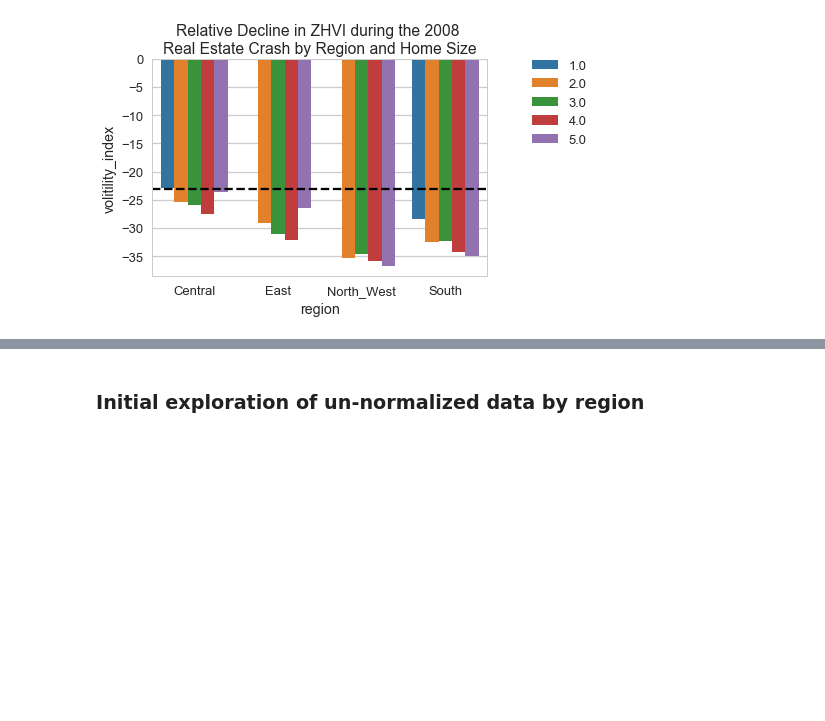
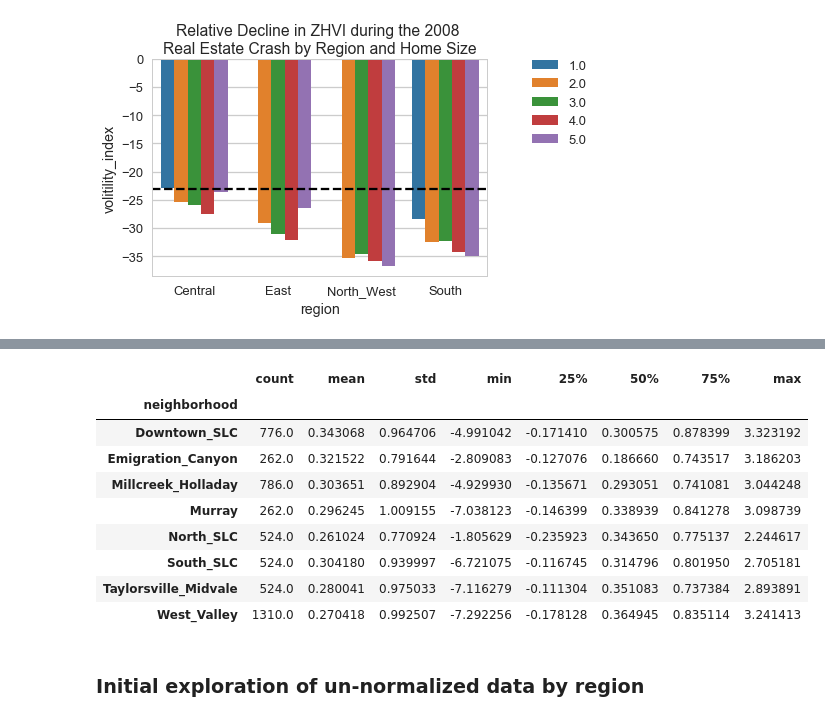
Before and after one commit to katherinechandler/Zillow_Analysis_Salt_Lake_City, a Jupyter notebook: zillow_analysis_notebooks/Zillow_SLC_Historical_Data.ipynb, the cells around one changed output, grey strips where cells are left out. Cells and saved outputs as stored; diff of their text form; code cells hidden in the pictures; blank space fills up the shorter version.

```diff
--- a/zillow_analysis_notebooks/Zillow_SLC_Historical_Data.ipynb
+++ b/zillow_analysis_notebooks/Zillow_SLC_Historical_Data.ipynb
@@ -440,3 +440,22 @@ plt.axhline(y=-23, color='black', linestyle='--')
 plt.show()
 # %% [output]
 [figure]
+# %%
+# calculating month-month change as an absolute value and percent change
+
+# make dict of all combinations of zip code/bedrooms
+zipcode_list = list(listings_historical_slc_long['postal_code'].unique())
+bed_list = list(range(1,6))
+zipcode_bed_perms = {k:v for k,v in zip(zipcode_list, [bed_list]*len(zipcode_list))}
+
+# for each location/bed of home normalize to price at starting time stamp and save to dictionary
+listings_historical_slc_volitility = pd.DataFrame()
+for zc,bds in zipcode_bed_perms.items():
+    zipcode = zc
+    for num in bds:
+        beds = num
+        zipcode_beds = listings_historical_slc_long[(listings_historical_slc_long['postal_code'] == int(zipcode))
+                                                                       &(listings_historical_slc_long['beds'] == beds)].dropna(axis=0, how='any').reset_index()
+        zipcode_beds['price_change'] = zipcode_beds['price'].diff()
+        zipcode_beds['percent_change'] = (zipcode_beds['price'].pct_change()) * 100
+    listings_historical_slc_volitility = listings_historical_slc_volitility.append(zipcode_beds)
@@ -442,0 +468,13 @@ plt.show()
+# %%
+listings_historical_slc_volitility.groupby('neighborhood')['percent_change'].describe()
+# %% [output]
+|  | count | mean | std | min | 25% | 50% | 75% | max |
+| neighborhood |  |  |  |  |  |  |  |  |
+| Downtown_SLC | 776.0 | 0.343068 | 0.964706 | -4.991042 | -0.171410 | 0.300575 | 0.878399 | 3.323192 |
+| Emigration_Canyon | 262.0 | 0.321522 | 0.791644 | -2.809083 | -0.127076 | 0.186660 | 0.743517 | 3.186203 |
+| Millcreek_Holladay | 786.0 | 0.303651 | 0.892904 | -4.929930 | -0.135671 | 0.293051 | 0.741081 | 3.044248 |
+| Murray | 262.0 | 0.296245 | 1.009155 | -7.038123 | -0.146399 | 0.338939 | 0.841278 | 3.098739 |
+| North_SLC | 524.0 | 0.261024 | 0.770924 | -1.805629 | -0.235923 | 0.343650 | 0.775137 | 2.244617 |
+| South_SLC | 524.0 | 0.304180 | 0.939997 | -6.721075 | -0.116745 | 0.314796 | 0.801950 | 2.705181 |
+| Taylorsville_Midvale | 524.0 | 0.280041 | 0.975033 | -7.116279 | -0.111304 | 0.351083 | 0.737384 | 2.893891 |
+| West_Valley | 1310.0 | 0.270418 | 0.992507 | -7.292256 | -0.178128 | 0.364945 | 0.835114 | 3.241413 |
```
Also changed, not shown: parts of 2 cells of this notebook, 39 other files.
